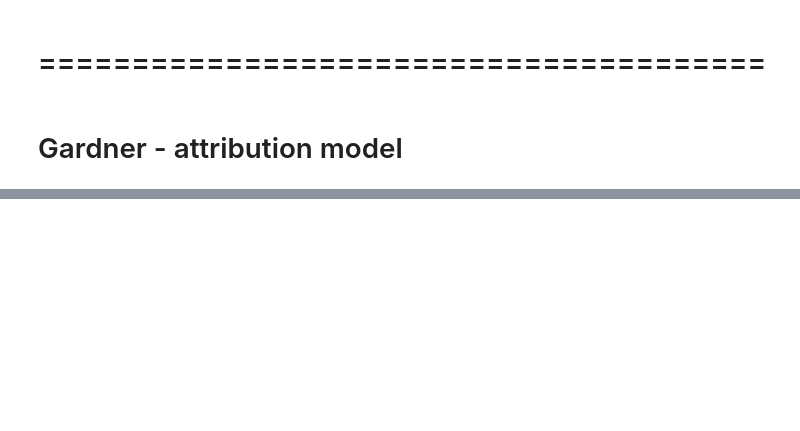
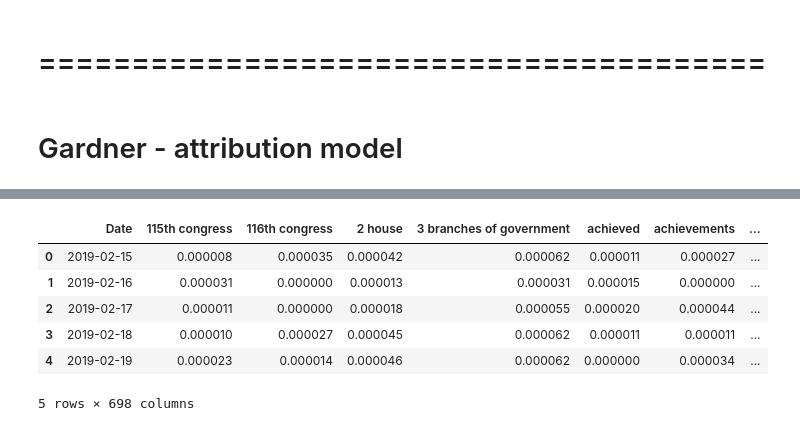
Before and after one commit to Alysialiao/Aly, a Jupyter notebook: RegressionTemplate_Alysia.ipynb, the cells around one changed output, grey strips where cells are left out. Cells and saved outputs as stored; diff of their text form; code cells hidden in the pictures; blank space fills up the shorter version.

```diff
--- a/RegressionTemplate_Alysia.ipynb
+++ b/RegressionTemplate_Alysia.ipynb
@@ -964,0 +465,3 @@ pd.Series([variance_inflation_factor(steyer_att_final.values, i)
+# %%
+#data[212:]
+data = data.drop(data.index[213:])
@@ -964,0 +482,10 @@ pd.Series([variance_inflation_factor(steyer_att_final.values, i)
+# %%
+reg_df.head()
+# %% [output]
+|  | Date | 115th congress | 116th congress | 2 house | 3 branches of government | achieved | achievements | ... |
+| 0 | 2019-02-15 | 0.000008 | 0.000035 | 0.000042 | 0.000062 | 0.000011 | 0.000027 | ... |
+| 1 | 2019-02-16 | 0.000031 | 0.000000 | 0.000013 | 0.000031 | 0.000015 | 0.000000 | ... |
+| 2 | 2019-02-17 | 0.000011 | 0.000000 | 0.000018 | 0.000055 | 0.000020 | 0.000044 | ... |
+| 3 | 2019-02-18 | 0.000010 | 0.000027 | 0.000045 | 0.000062 | 0.000011 | 0.000011 | ... |
+| 4 | 2019-02-19 | 0.000023 | 0.000014 | 0.000046 | 0.000062 | 0.000000 | 0.000034 | ... |
+5 rows × 698 columns
```
Also changed, not shown: parts of 74 cells of this notebook.
